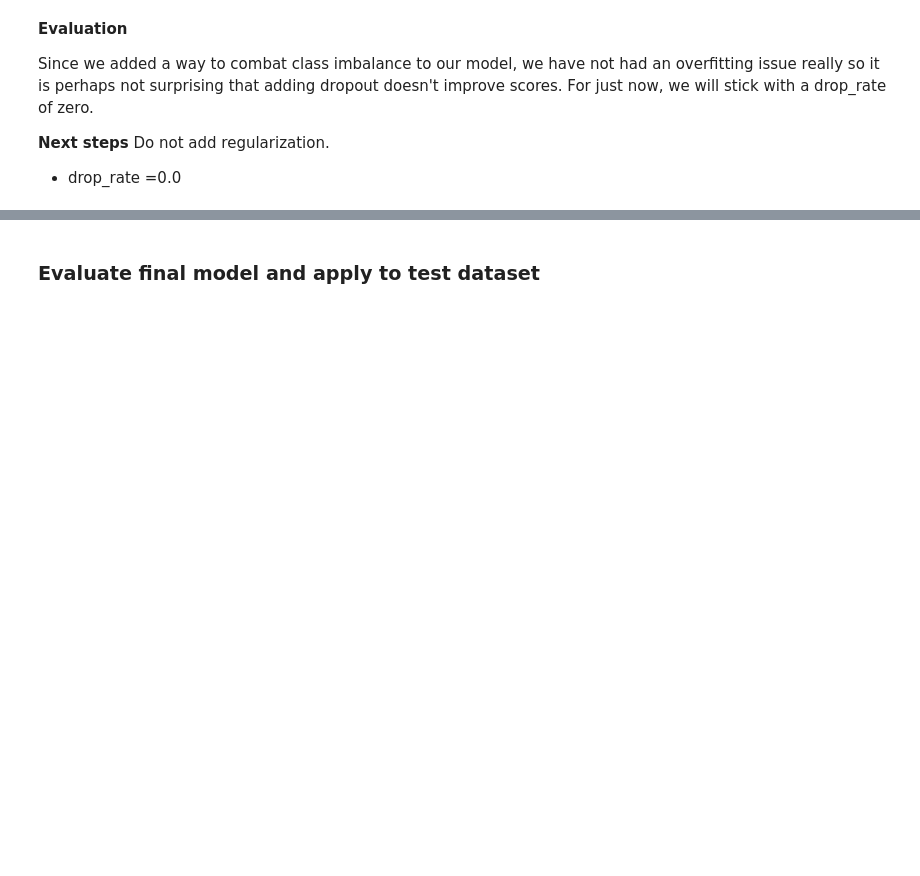
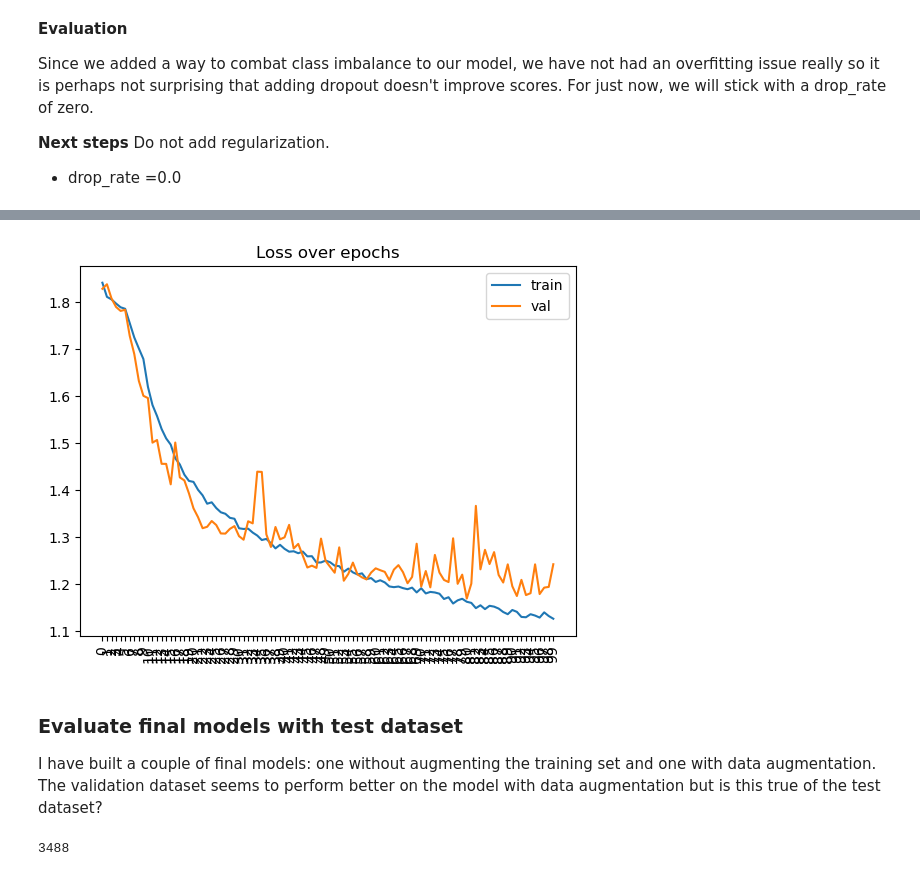
Before and after one commit to alibstill/ml-zoomcamp-emotion-recognition, a Jupyter notebook: 2_model_training/03_final_model.ipynb, the cells around one changed output, grey strips where cells are left out. Saved outputs shown, nothing was run; the diff lists cells and outputs as text; code cells hidden in the pictures; blank space fills up the shorter version.

```diff
--- a/2_model_training/03_final_model.ipynb
+++ b/2_model_training/03_final_model.ipynb
@@ -777,2 +878,13 @@ TBD
+# %%
+plt.plot(final_with_aug_history.history["loss"], label="train")
+plt.plot(final_with_aug_history.history["val_loss"], label="val")
+plt.xticks(np.arange(100), rotation=90)
+plt.legend()
+plt.title("Loss over epochs")
+plt.show()
+# %% [output]
+[figure, added]
 # %% [markdown]
-### Evaluate final model and apply to test dataset
+### Evaluate final models with test dataset
+
+I have built a couple of final models: one without augmenting the training set and one with data augmentation. The validation dataset seems to perform better on the model with data augmentation but is this true of the test dataset?
@@ -782 +891,16 @@ chosen_model = keras.models.load_model(best_model_filepath)
+# %%
+test_data_folder = data_file_path + "test/"
+
+meta_test = get_image_meta(test_data_folder)
+
+df_meta_test = pd.DataFrame(meta_test)
+
+test_labels = df_meta_test["category"].values
+test_image_paths = df_meta_test["file_path"].values
+
+test_dataset = create_dataset(test_image_paths, test_labels, label_encoder, should_augment_image=False, batch_size=32)
+
+len(test_dataset) * 32 # should be roughly the size of the test data
+# %% [output]
+3488
 # %%
```
Also changed, not shown: parts of 21 cells of this notebook, 1 other file.
